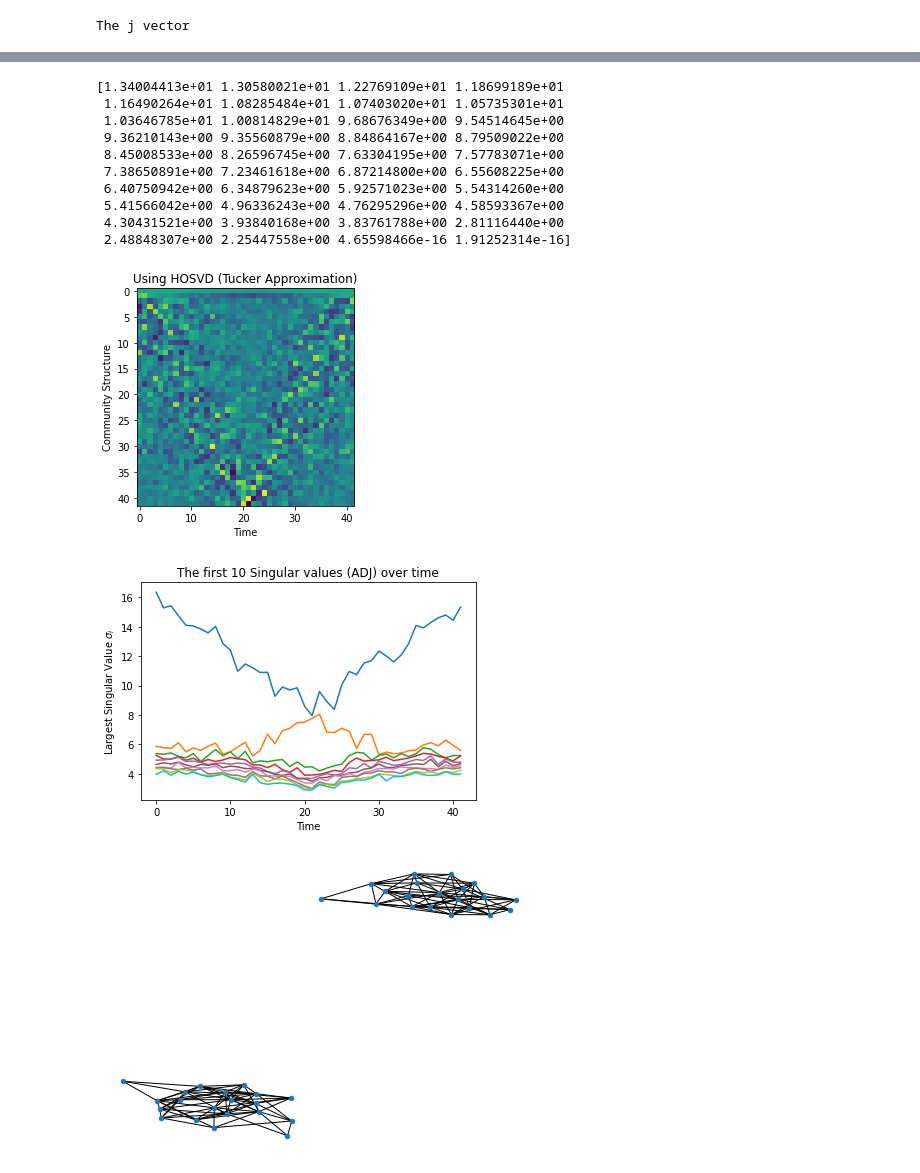
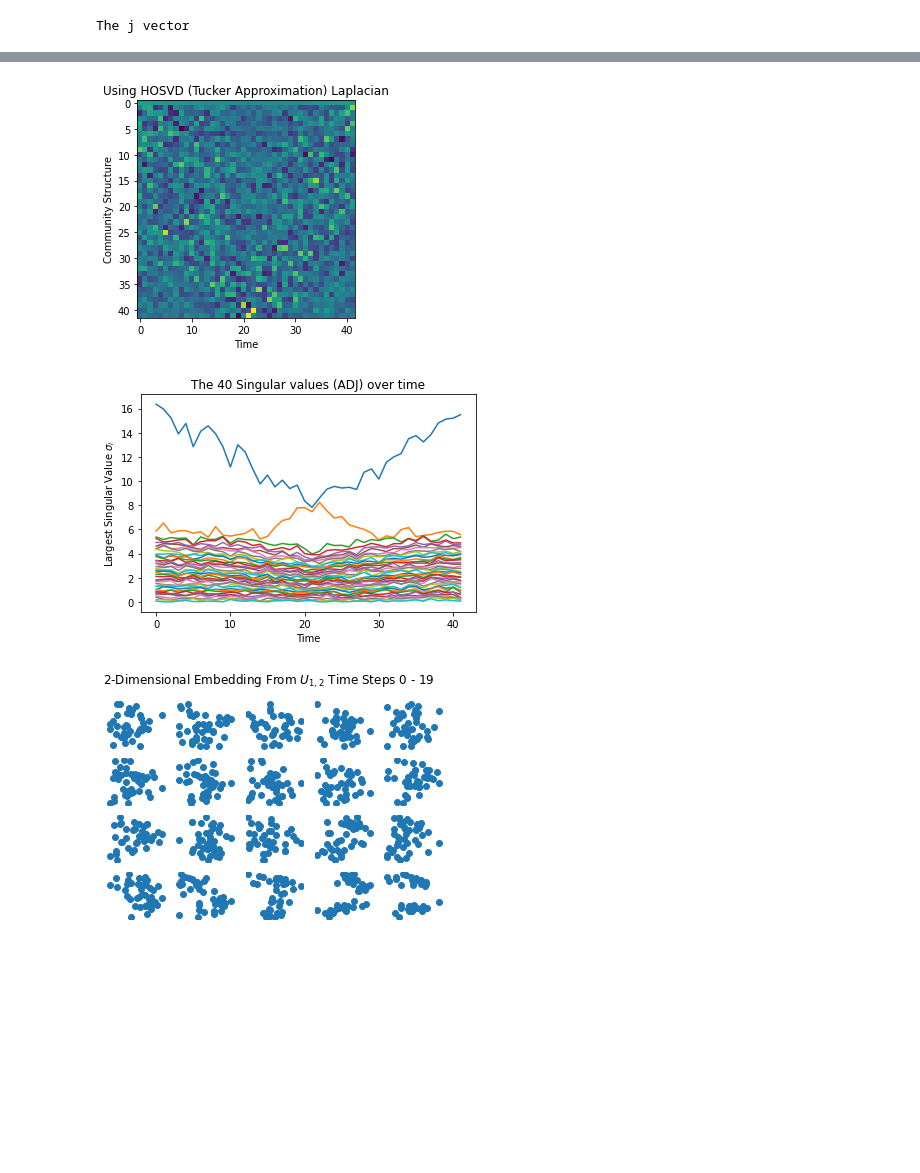
Before and after one commit to VintageDesign/multi_linear_research, a Jupyter notebook: riley/Graph Analysis.ipynb, the cells around one changed output, grey strips where cells are left out. Drawn from its saved outputs; the diff is of its cells as text; code cells hidden in the pictures; blank space fills up the shorter version.

```diff
--- a/riley/Graph Analysis.ipynb
+++ b/riley/Graph Analysis.ipynb
@@ -25,7 +49,8 @@ plt.close()
 
 N = 20 # Time steps
 n = 40 # Nodes
-p = 0.4
+p = .4
+c = 2
 
 adj = np.zeros([n,n,2*N+2])
 # %%
@@ -43,7 +68,7 @@ adj[0:n,0:n,(2*N+2) - 1] = G_adj # Store the last adjacency matrix in the last f
 for i in range(1,N+1):
     q = p-p*i/(N+1)
     P = np.array([[p,q],[q,p]])
-    Gsbm = nx.to_numpy_matrix(nx.stochastic_block_model([int(n/2),int(n/2)],P))
+    Gsbm = nx.to_numpy_matrix(nx.stochastic_block_model([int(n/c),int(n/c)],P))
     adj[0:n,0:n,i] = Gsbm
     #print(i)
 # %%
@@ -53,7 +78,7 @@ print('The j vector')
 for j in range(1,N+2):
     q = p*(j-1)/(N+2) + eps#remove the eps for complete dissconnectivity #
     P = np.array([[p,q],[q,p]])
-    Gsbm = nx.to_numpy_matrix(nx.stochastic_block_model([int(n/2),int(n/2)],P))
+    Gsbm = nx.to_numpy_matrix(nx.stochastic_block_model([int(n/c),int(n/c)],P))
     adj[0:n,0:n,i+j] = Gsbm
     #print(i+j)
 # %% [output]
@@ -76,90 +101,60 @@ for t in range (2*N+2):
 #print(ind[1:5, 1:5, 18:22])
 # %%
 ####  Decompose using the Tucker decomposition  ####
-T = dtensor(adj)
+lap = np.subtract(ind, adj)
+T = dtensor(lap)
 Y = hooi(T, [n, n, 2*N+2], init='nvecs')
 
 U1 = Y[1][0]
 U2 = Y[1][1]
 U3 = Y[1][2]
+lap = np.subtract(ind, adj)
 
 plt.figure(2)
 
 plt.imshow(U3.T)
 plt.xlabel('Time')
 plt.ylabel('Community Structure')
-plt.title('Using HOSVD (Tucker Approximation)')
+plt.title('Using HOSVD (Tucker Approximation) Laplacian')
 
-s_vec = np.zeros([10, 2*N+2])
+s_vec = np.zeros([40, 2*N+2])
 U_data = np.zeros([n,n,2*N+2])
 V_data = np.zeros([n,n,2*N+2])
 for i in range(2*N+2):
     U, s, Vh = np.linalg.svd(adj[0:n,0:n,i],full_matrices = True, compute_uv = True)
-    for j in range(0, 10):
+    for j in range(0, 40):
         s_vec[j,i] = s[j]
     U_data[0:n,0:n,i] = U
     V_data[0:n,0:n,i] = Vh
 
 plt.figure(3)
-for j in range(0, 10):
+for j in range(0, 40):
     plt.plot(s_vec[j, :])
 plt.xlabel('Time')
 plt.ylabel('Largest Singular Value $\sigma_i$')
-plt.title('The first 10 Singular values (ADJ) over time')
+plt.title('The 40 Singular values (ADJ) over time')
 
-#####################
-debug = 21
-#Generate Lapacians
-lap = np.subtract(ind, adj)
-#print(lap[:,:,21])
-#print(lap.shape)
-plt.figure(7)
-nx.draw(nx.from_numpy_matrix(adj[:,:,debug]),node_size = 20)
-
-communities = np.zeros(2*N+2)
-
-for i in range(2*N+2):
-    s = np.linalg.svd(lap[:,:,i], compute_uv = False)
-    communities[i] = len(s) - np.count_nonzero(s)
-    if i == debug:
-        print(s)
-
-plt.figure(4)
-plt.plot(communities)
-plt.xlabel('Time')
-plt.ylabel('Communities')
-plt.title('Count of Communities')
 
 #####################
 
 plt.figure(5)
 for i in range(N):
     plt.subplot(4,5,i+1)
     plt.scatter(U_data[0:n,0:1,i],U_data[0:n,1:2,i])
 
     plt.axis('off')
 plt.suptitle('2-Dimensional Embedding From $U_{1,2}$ Time Steps 0 - 19')
 
 plt.figure(6)
 plt_cnt = 1
 for i in range(N,2*N):
     plt.subplot(4,5,plt_cnt)
     plt.scatter(U_data[0:n,0:1,i],U_data[0:n,1:2,i])
     plt_cnt +=1
     plt.axis('off')
 plt.suptitle('2-Dimensional Embedding From $U_{1,2}$ Time Steps 20 - 39')
 plt.show()
 # %% [output]
-[1.34004413e+01 1.30580021e+01 1.22769109e+01 1.18699189e+01
- 1.16490264e+01 1.08285484e+01 1.07403020e+01 1.05735301e+01
- 1.03646785e+01 1.00814829e+01 9.68676349e+00 9.54514645e+00
- 9.36210143e+00 9.35560879e+00 8.84864167e+00 8.79509022e+00
- 8.45008533e+00 8.26596745e+00 7.63304195e+00 7.57783071e+00
- 7.38650891e+00 7.23461618e+00 6.87214800e+00 6.55608225e+00
- 6.40750942e+00 6.34879623e+00 5.92571023e+00 5.54314260e+00
- 5.41566042e+00 4.96336243e+00 4.76295296e+00 4.58593367e+00
- 4.30431521e+00 3.93840168e+00 3.83761788e+00 2.81116440e+00
- 2.48848307e+00 2.25447558e+00 4.65598466e-16 1.91252314e-16]
-[figure, old version]
+[figure, new version]
-[figure, old version]
+[figure, new version]
-[figure, old version]
+[figure, new version]
```
Also changed, not shown: parts of 12 cells of this notebook, 1 other file.
